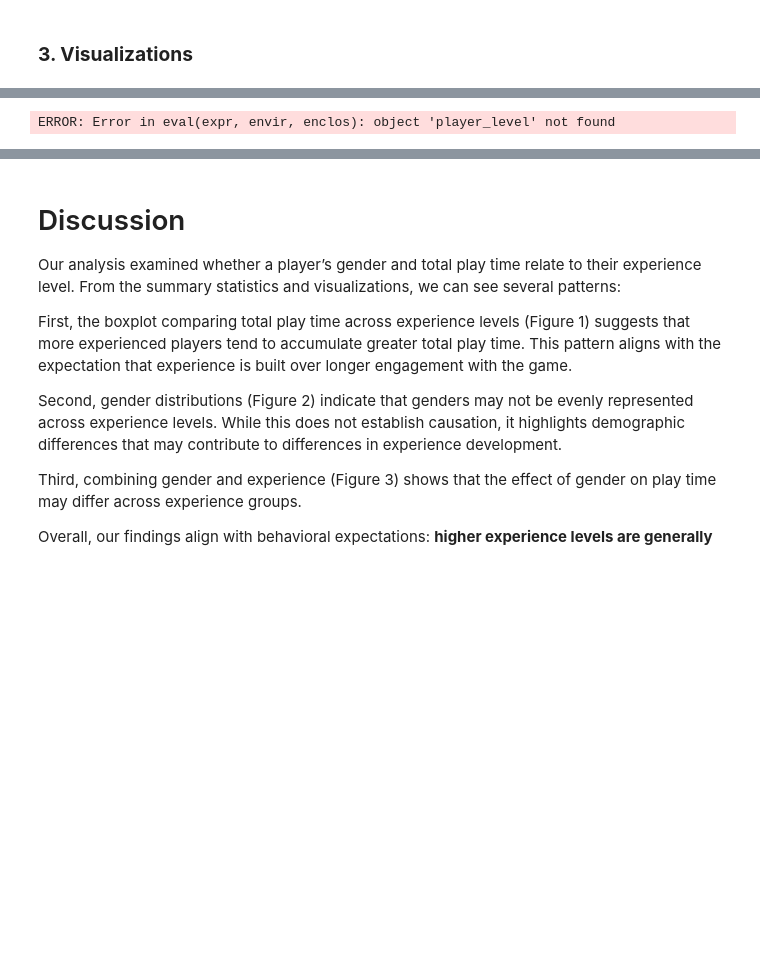
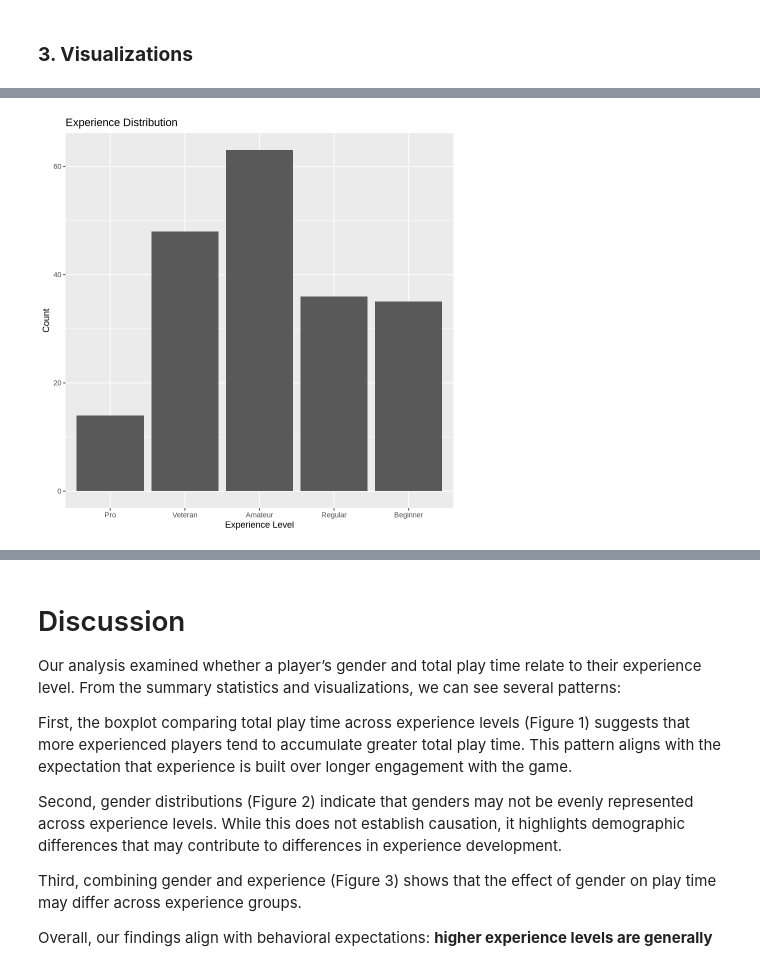
Before and after one commit to crowbirdy/project-003-29, a Jupyter notebook: Final_project.ipynb, the cells around one changed output, grey strips where cells are left out. Drawn from its saved outputs; the diff is of its cells as text; code cells hidden in the pictures; blank space fills up the shorter version.

```diff
--- a/Final_project.ipynb
+++ b/Final_project.ipynb
@@ -216,14 +200,11 @@ ERROR: Error in eval(expr, envir, enclos): object 'player_level' not found
 # %%
-player_level |>
-  ggplot(aes(x = experience, fill = gender)) +
-  geom_bar(position = "dodge") +
-  labs(
-    title = "Figure 2. Gender Distribution by Experience Level",
-    x = "Experience Level",
-    y = "Count of Players",
-    fill = "Gender"
-  )
-
-head(player_level)
+# shows the composition of player experience
+experience_distribution_plot <- players_tidy |>
+  ggplot(aes(x = experience)) +
+  geom_bar() +
+  labs(title = "Experience Distribution",
+       x = "Experience Level",
+       y = "Count")
+experience_distribution_plot
 # %% [output]
-ERROR: Error in eval(expr, envir, enclos): object 'player_level' not found
+[figure, added]
```
Also changed, not shown: parts of 12 cells of this notebook.
